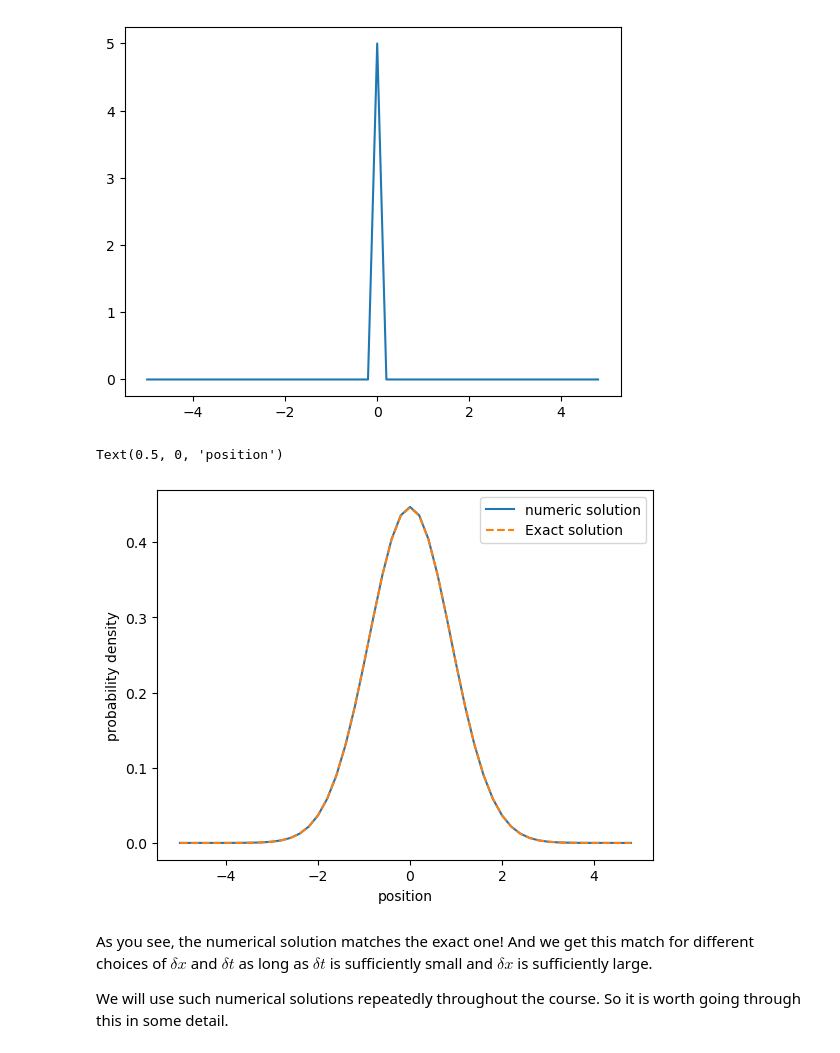
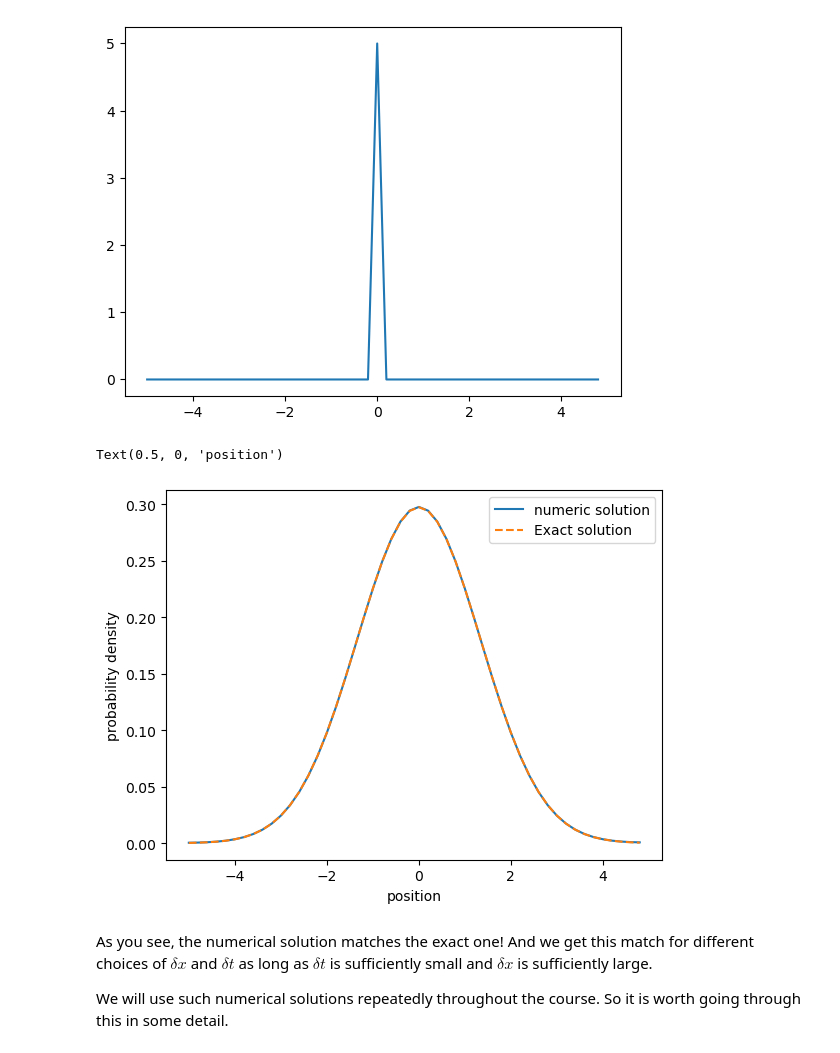
Before and after one commit to neherlab/PoL1-course-materials, a Jupyter notebook: notebooks/lecture04b_DiffusionEquation.ipynb, the cells around one changed output. Cells and saved outputs as stored; diff of their text form; code cells hidden in the pictures.

```diff
--- a/notebooks/lecture04b_DiffusionEquation.ipynb
+++ b/notebooks/lecture04b_DiffusionEquation.ipynb
@@ -243,8 +243,8 @@ $$
 Note the direct correspondence between this behavior and what we observed in the discrete case for the binomial distribution.
 # %%
 # Plotting the solution to the diffusion equation
-D = 1.0 # dimension length^2/time
-v = 0.0  # dimension length/time
+D = 5.0 # dimension length^2/time
+v = 0.4  # dimension length/time
 
 def gauss_solution(x, t, v, D):
     return 1/np.sqrt(4*D*np.pi*t)*np.exp(-(x-v*t)**2/(4*D*t))
@@ -327,21 +327,21 @@ plt.plot(x,p)
 [figure]
 # %%
 # solve the equation using the forward Euler method
-tmax = 0.4
+tmax = 0.9
 t=0
 while t<tmax:
     p += dt*dpdt(p, r, l)
     t += dt
 
 # plot the result
 plt.plot(x,p, label="numeric solution")
 plt.plot(x, gauss_solution(x, tmax, v, D), ls='--', label='Exact solution')
 plt.legend()
 plt.ylabel('probability density')
 plt.xlabel('position')
 # %% [output]
 Text(0.5, 0, 'position')
-[figure, old version]
+[figure, new version]
 # %% [markdown]
 As you see, the numerical solution matches the exact one! And we get this match for different choices of $\delta x$ and $\delta t$ as long as $\delta t$ is sufficiently small and $\delta x$ is sufficiently large.
 
```
Also changed, not shown: parts of 1 cell of this notebook, 32 other files.
